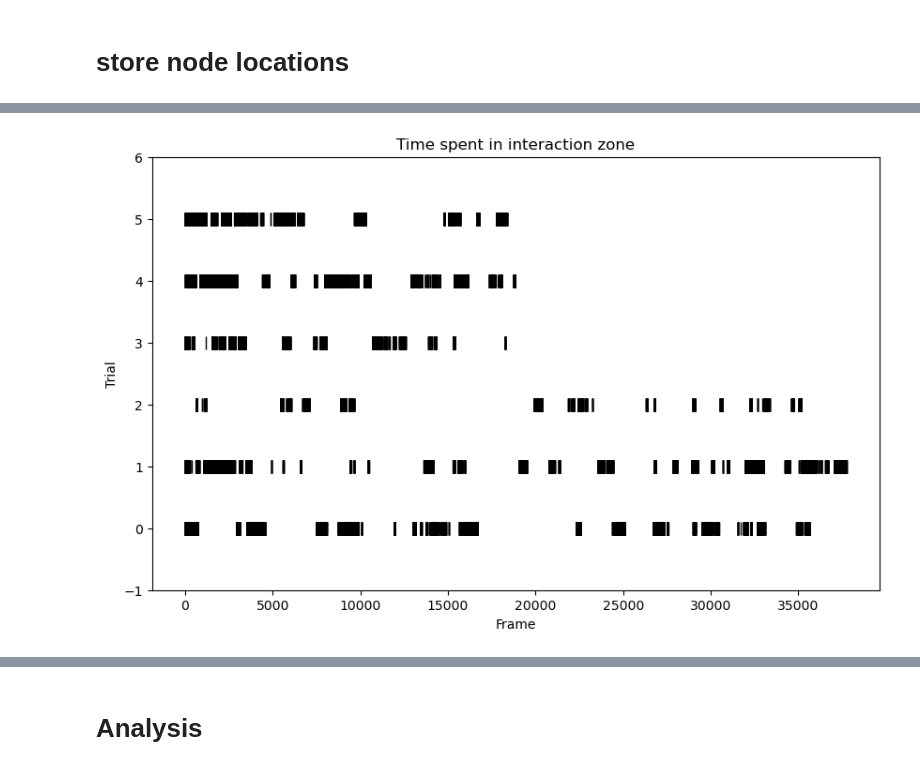
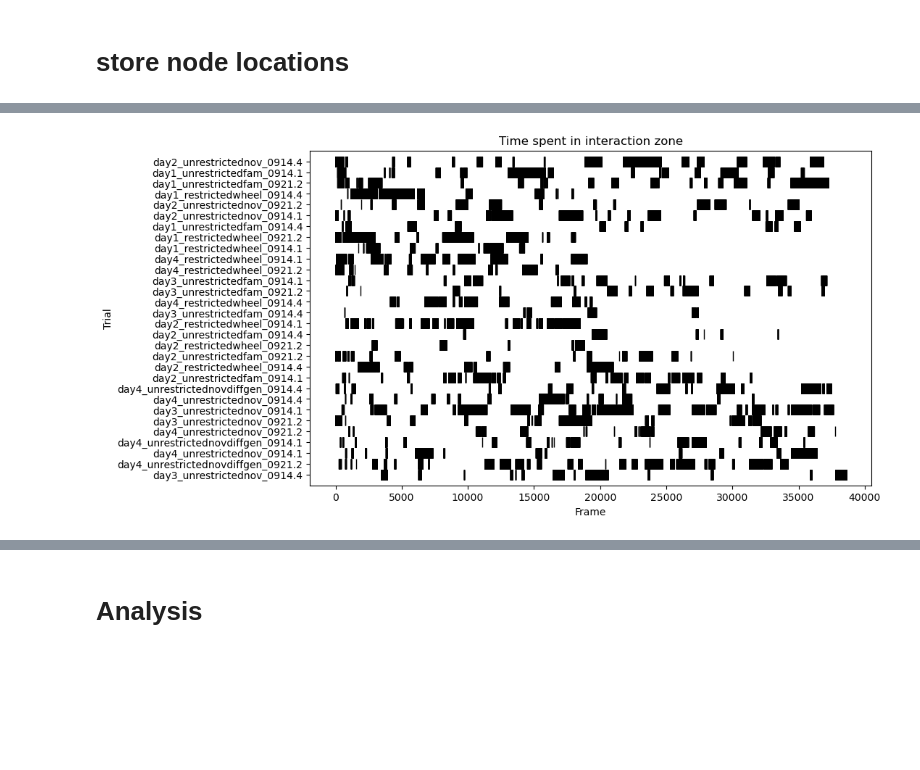
Before and after one commit to ellaksay2/dev, a Jupyter notebook: python/notebooks/SLEAP_analysis_v2.ipynb, the cells around one changed output, grey strips where cells are left out. Cells and saved outputs as stored; diff of their text form; code cells hidden in the pictures; blank space fills up the shorter version.

```diff
--- a/python/notebooks/SLEAP_analysis_v2.ipynb
+++ b/python/notebooks/SLEAP_analysis_v2.ipynb
@@ -64,11 +64,14 @@ def import_h5_dir(directory):
 
             # Append the data to the list
             condition = extract_condition(h5_file)
+            filename = extract_filename(h5_file)
             data.append({
                 'file_name': h5_file,
+                'name': filename,
                 'location shape': locations.shape,
                 'locations': locations,
                 'condition': condition
+
             })
 
     # Create a pandas DataFrame
@@ -82,6 +85,11 @@ def extract_condition(filename):
     if start > 1 and end > -1:
         return filename[start:end]
     return None
+
+def extract_filename(filename):
+    start = 0
+    end = filename.find(".h5", start)
+    return filename[start:end]
 
 
 
@@ -175,7 +183,8 @@ print(df)
 
 None
 # %%
-directory_path = '/Users/ellasay/Google Drive/My Drive/can_project/behavior/v2_model/day1_slp_h5'  # Replace with your directory path
+# directory_path = '/Users/ellasay/Google Drive/My Drive/can_project/behavior/v2_model/all_h5'  # Replace with your directory path
+directory_path = '/Users/ellasay/Documents/can_project/all_h5'
 df = import_h5_dir(directory_path)
 print(df)
 # %% [output]
@@ -259,32 +260,45 @@ print(df.shape)
+# %%
+# add head as a node (average between ears) because ears are the most consistent in video
+
+df['head_x'] = (df['leftear_x'] + df['rightear_x']) / 2
+df['head_y'] = (df['leftear_y'] + df['rightear_y']) / 2
 # %%
 # quantify amount of time spent on the sides vs the middle
 
 # Initialize an empty list to store frame indices for each trial
 filtered_frames = []
 
 
 for i, row in df.iterrows():
-    nose_x = np.array(row['nose_x']).astype(float)
-    nose_y = np.array(row['nose_y']).astype(float)
+    # nose_x = np.array(row['nose_x']).astype(float)
+    # nose_y = np.array(row['nose_y']).astype(float)
+
+    head_x = np.array(row['head_x']).astype(float)
+    head_y = np.array(row['head_y']).astype(float)
 
     # interaction zone x = [300,400] y=[200,300]
-    int_zone = (nose_x >= 300) & (nose_x <= 400) & (nose_y >= 200) & (nose_y <= 300)
+    # int_zone = (nose_x >= 300) & (nose_x <= 400) & (nose_y >= 200) & (nose_y <= 300)
+    int_zone = (head_x >= 300) & (head_x <= 400) & (head_y >= 200) & (head_y <= 250)
+
     frame_indices = np.where(int_zone)[0]
 
     filtered_frames.append(frame_indices)
 
 # plot raster
 fig, ax = plt.subplots(figsize=(10, 6))
 
 for i, frames in enumerate(filtered_frames):
     ax.plot(frames, np.ones_like(frames) * i, '|', color='black', markersize=10)  # Raster points for each trial
 
 # Labeling the plot
 ax.set_title('Time spent in interaction zone')
 ax.set_xlabel('Frame')
 ax.set_ylabel('Trial')
+ax.set_yticks(range(len(filtered_frames)))
+ax.set_yticklabels(df['name'])
+
 ax.set_ylim(-1, len(filtered_frames))
 
 plt.show()
 # %% [output]
-[figure, old version]
+[figure, new version]
```
Also changed, not shown: parts of 13 cells of this notebook, 4 other files.
